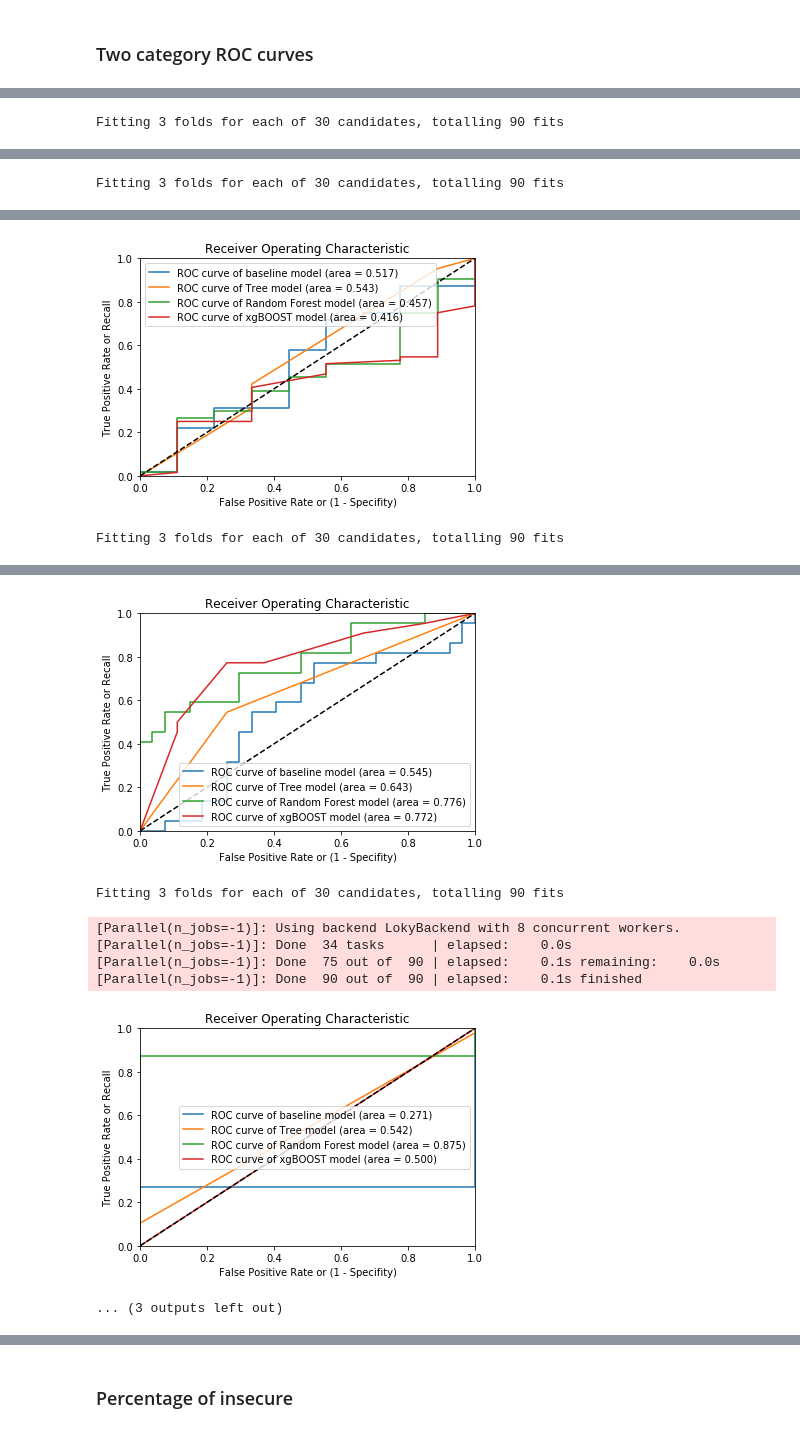
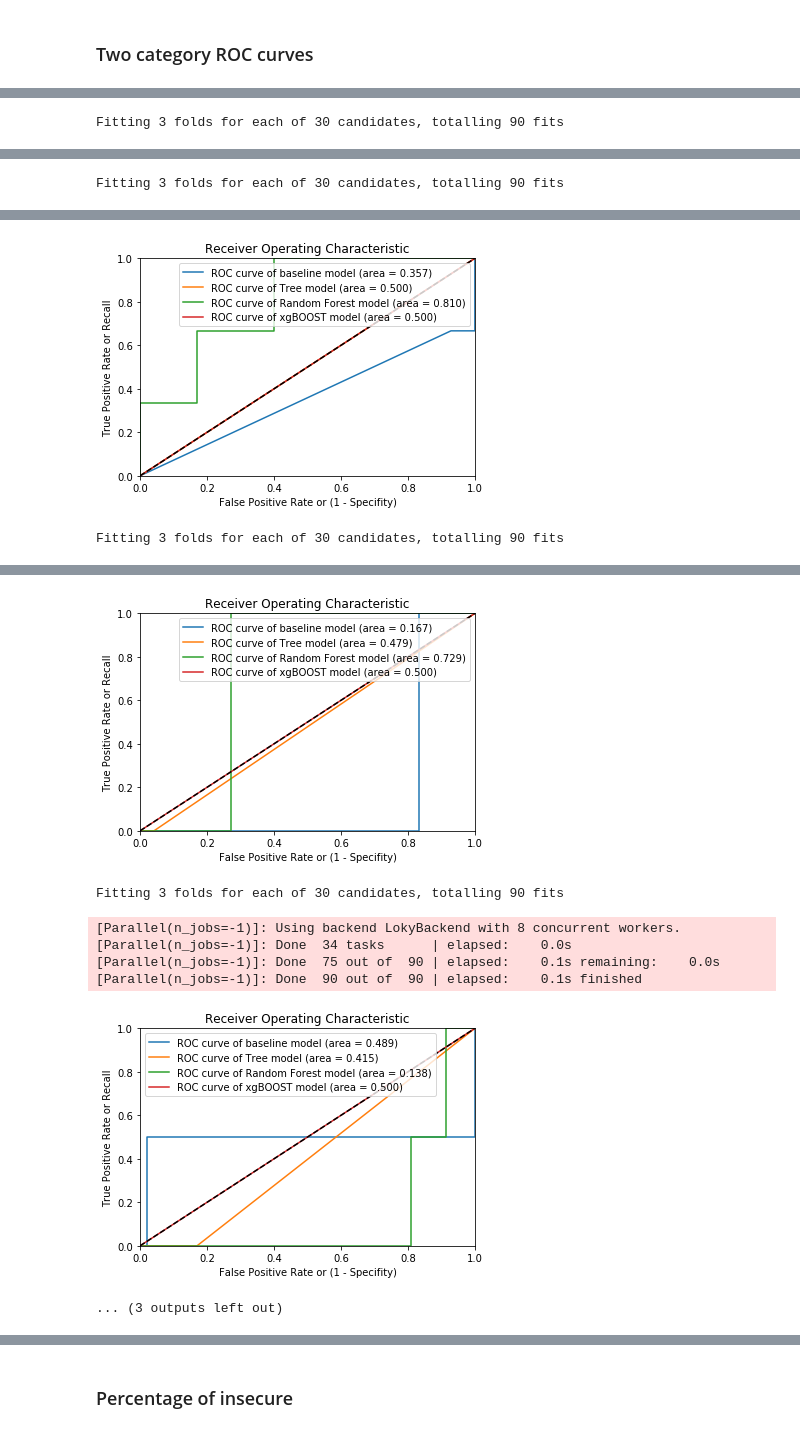
Before and after one commit to zhou100/FoodSecurityPrediction, a Jupyter notebook: feature_engineering.ipynb, the cells around one changed output, grey strips where cells are left out. Drawn from its saved outputs; the diff is of its cells as text; code cells hidden in the pictures.

```diff
--- a/feature_engineering.ipynb
+++ b/feature_engineering.ipynb
@@ -372,15 +274,15 @@ def year_split(country, df):
 def separate_y(country,df_test,df_train):
     if country != "ug":
         labels = ['FCS', 'rCSI']
-        category_labels = ['FCS_3_category', 'FCS_binary_category', 'rCSI_3_category','rCSI_binary_category']
+        category_labels = ['FCS_3_category', 'FCS_binary_bad','FCS_binary_safe', 'rCSI_3_category','rCSI_binary_bad','rCSI_binary_safe']
         percent_labels = ['FCS_mid_count', 'FCS_mid_percent', 'FCS_low_count', 'FCS_low_percent','FCS_mid+low','rCSI_mid_count','rCSI_mid_percent', 'rCSI_low_count','rCSI_low_percent', 'rCSI_mid+low']
 
     elif country == "ug":
         labels = ['FCS']
-        category_labels = ['FCS_3_category', 'FCS_binary_category']
+        category_labels = ['FCS_3_category', 'FCS_binary_bad','FCS_binary_safe']
         percent_labels = ['FCS_mid_count', 'FCS_mid_percent', 'FCS_low_count', 'FCS_low_percent','FCS_mid+low']
 
-    id_vars = ["ea_id","FS_year","lat_modified","lon_modified","HDDS"]
+    id_vars = ["ea_id","FS_year","HDDS"]
     X_test = df_test.drop(labels+category_labels+percent_labels+id_vars,  axis=1)
     X_train = df_train.drop(labels+category_labels+percent_labels+id_vars,  axis=1)
     y_train_category = df_train[category_labels]
@@ -712,0 +531,30 @@ third_category_mid
+# %%
+fpr, tpr, thresholds = roc_curve(y_test, y_prob)
+roc_auc = auc(fpr, tpr)
+plt.plot(fpr, tpr, label='ROC curve of baseline model (area = %0.3f)' % roc_auc)
+
+# Plot the grid
+plt.plot([0, 1], [0, 1], 'k--')  # random predictions curve
+plt.xlim([0.0, 1.0])
+plt.ylim([0.0, 1.0])
+plt.xlabel('False Positive Rate or (1 - Specifity)')
+plt.ylabel('True Positive Rate or Recall')
+plt.title('Receiver Operating Characteristic')
+plt.legend(loc="mider right")
+
+#出现斜线/对角线，表示在你这两个threshold 之间，同时增加了TP和FP，
+#也就是说，没有任何的trade off。一般造成这个情况有两个原因:
+#你有两个test样本在同一个threshold，但分别为正反例。
+
+#你取的这两个threshold间距太大了。你可以加入一个中间值看看
+#可能分类器过拟合，也有可能。
+
+
+#在某些情况 下， ROC 曲线 不受 类别个数 影响 的 优点也是其缺点。
+#正如 上述的例子中，当 负 样本增加了 10 倍 之后，从 ROC 曲线 上无法 反映 出 变化 。
+# 从下图的混淆 矩阵中， 我们可以 明显的看出两种情况下的区别。 可以 看到此时 实际为负，
+#预测为正的样本 点大量增加（ 即 FP ） ， 这将导致 正 类的 精准率（ Precision ） 显着 的降低 。
+# 从分类 报告中可以看到 正 类的 Precision 从 0.94 降低 到了 0.14 。
+# 也就是 说，在 极 不平衡 的 数据集下， ROC 曲线会给出 一个 过于 乐观的 估计
+
+# precision-recall curve
@@ -716,9 +621,9 @@ third_category_mid
 from sklearn.metrics import roc_curve
 from sklearn.metrics import auc
 
-def roc_curve_measure(country,df,measure):
+def roc_curve_measure(country,df,measure,cut):
 
-    category = measure+'_binary_category'
+    category = measure+'_binary_'+cut
 
     df_test,df_train = year_split(country, df)
     X_train,X_test,y_train_category,y_test_category,y_train_percent,y_test_percent = separate_y(country,df_test,df_train)
@@ -757,7 +662,7 @@ def roc_curve_measure(country,df,measure):
     plt.title('Receiver Operating Characteristic')
     plt.legend(loc="mider right")
 
-    plt.savefig('output/graphs/roc/'+country+'_'+measure+'_roc.png', bbox_inches='tight')
+    plt.savefig('output/graphs/roc/'+country+'_'+measure+cut+'_roc.png', bbox_inches='tight')
 
 
     return plt.show()
@@ -777,7 +682,7 @@ for country in country_list:
             elif country == "tz":
                 df = tz_village
 
-            roc_curve_measure(country,df,measure)
+            roc_curve_measure(country,df,measure,cut='bad')
 # %% [output]
 Fitting 3 folds for each of 30 candidates, totalling 90 fits
 [Parallel(n_jobs=-1)]: Using backend LokyBackend with 8 concurrent workers.
@@ -791,5 +695,5 @@ Fitting 3 folds for each of 30 candidates, totalling 90 fits
 [Parallel(n_jobs=-1)]: Done  90 out of  90 | elapsed:    0.1s finished
-[figure, old version]
+[figure, new version]
 Fitting 3 folds for each of 30 candidates, totalling 90 fits
 [Parallel(n_jobs=-1)]: Using backend LokyBackend with 8 concurrent workers.
 [Parallel(n_jobs=-1)]: Done  34 tasks      | elapsed:    0.0s
@@ -796,9 +701,9 @@ Fitting 3 folds for each of 30 candidates, totalling 90 fits
 [Parallel(n_jobs=-1)]: Done  90 out of  90 | elapsed:    0.1s finished
-[figure, old version]
+[figure, new version]
 Fitting 3 folds for each of 30 candidates, totalling 90 fits
 [Parallel(n_jobs=-1)]: Using backend LokyBackend with 8 concurrent workers.
 [Parallel(n_jobs=-1)]: Done  34 tasks      | elapsed:    0.0s
 [Parallel(n_jobs=-1)]: Done  75 out of  90 | elapsed:    0.1s remaining:    0.0s
 [Parallel(n_jobs=-1)]: Done  90 out of  90 | elapsed:    0.1s finished
-[figure, old version]
+[figure, new version]
 ... (3 outputs left out)
```
Also changed, not shown: parts of 42 cells of this notebook, 26 other files.
